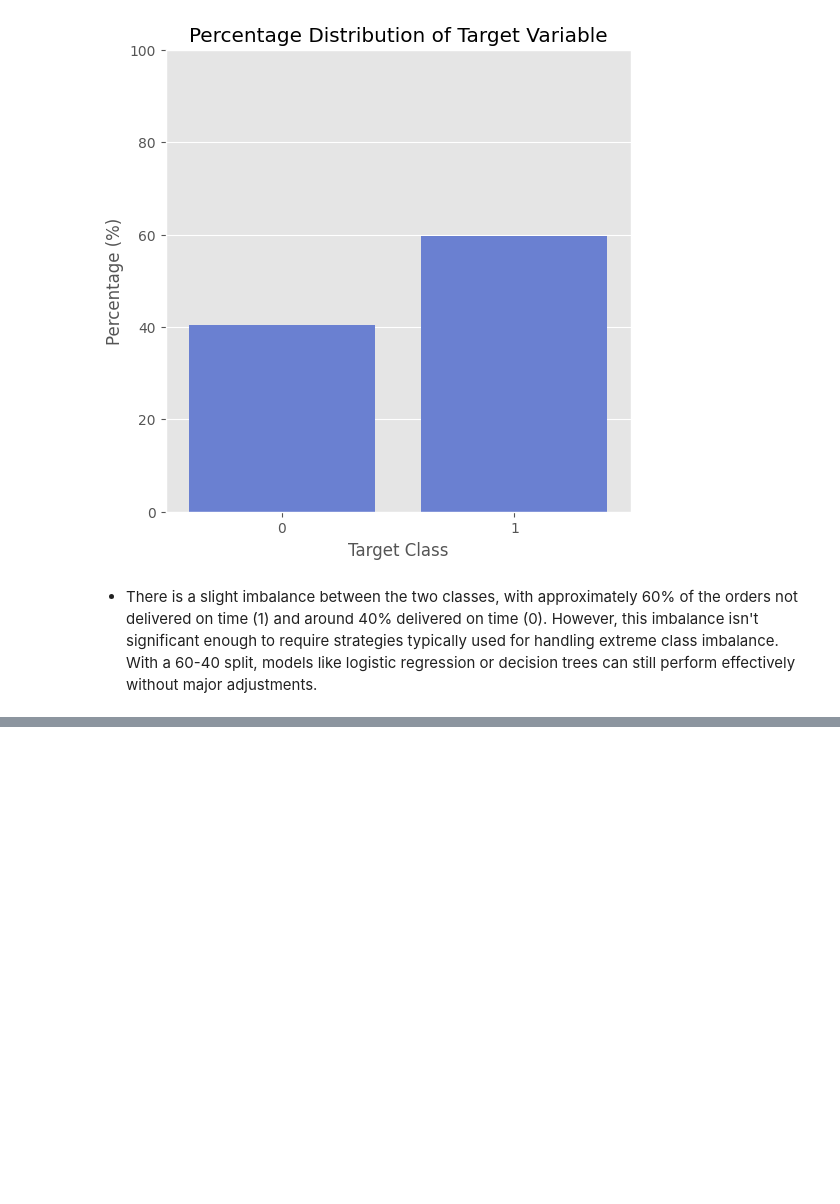
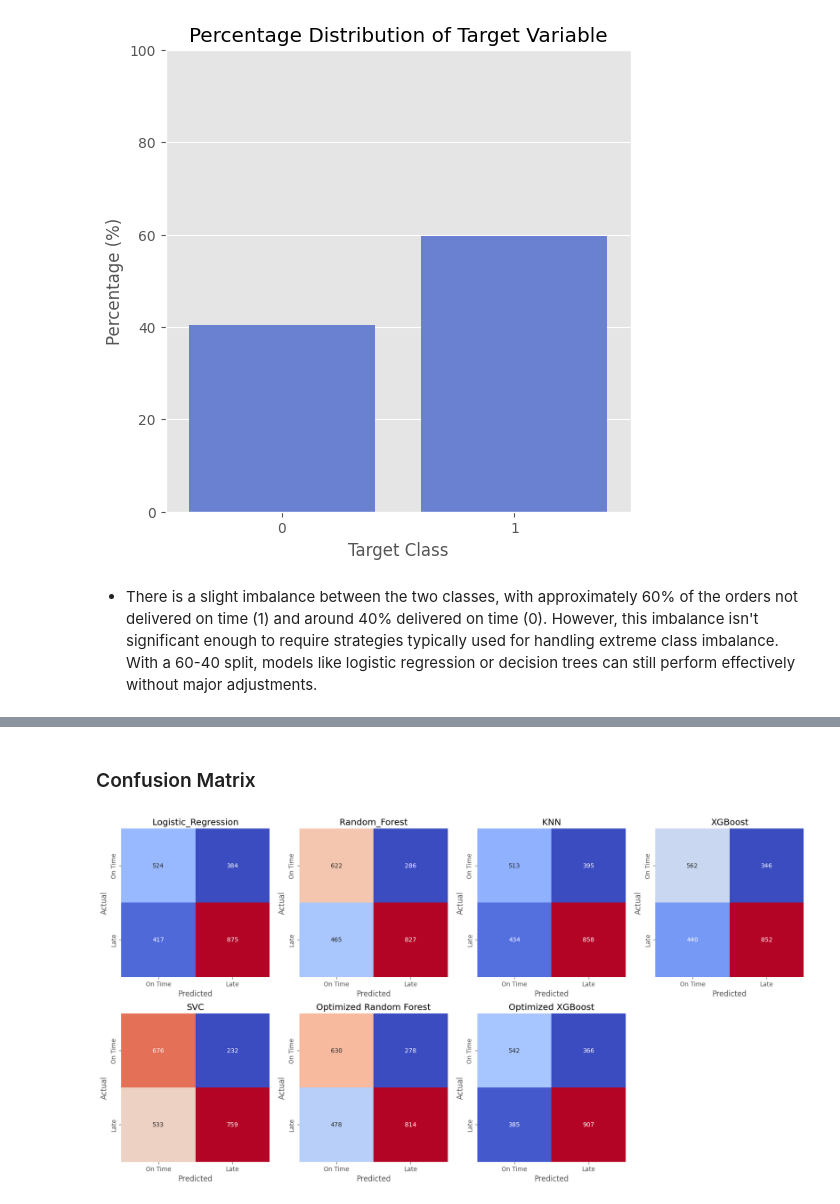
Before and after one commit to 0xArnaudR/Commerce-Retail, a Jupyter notebook: E-Commerce Shipping Data.ipynb, the cells around one changed output, grey strips where cells are left out. Saved outputs shown, nothing was run; the diff lists cells and outputs as text; code cells hidden in the pictures; blank space fills up the shorter version.

```diff
--- a/E-Commerce Shipping Data.ipynb
+++ b/E-Commerce Shipping Data.ipynb
@@ -333,0 +395,13 @@ And many more
+# %%
+# This code normalizes the feature variables of the training and testing datasets using StandardScaler from sklearn.
+from sklearn.preprocessing import StandardScaler
+
+# Initialize the StandardScaler
+scaler = StandardScaler()
+
+
+X_train = pd.DataFrame(scaler.fit_transform(X_train), columns= X_train.columns, index= X_train.index )
+X_test = pd.DataFrame(scaler.transform(X_test), columns=X_test.columns, index=X_test.index)
+
+# Check the result
+X_train.head()
@@ -333,0 +541,8 @@ And many more
+# %%
+# Re-train the models with optimized hyperparameters
+best_rf.fit(X_train, Y_train)
+best_xgb.fit(X_train, Y_train)
+
+# Predictions with optimized models
+Y_pred_rf_optimized = best_rf.predict(X_test)
+Y_pred_xgb_optimized = best_xgb.predict(X_test)
@@ -333,0 +602,25 @@ And many more
+# %% [markdown]
+### Confusion Matrix
+# %%
+plt.figure(figsize=(20, 10))
+model_list = list(models.keys())
+model_list.append('Optimized Random Forest')
+model_list.append('Optimized XGBoost')
+
+
+for i, name in enumerate(model_list):
+    plt.subplot(2, 4, i + 1)
+    sns.heatmap(conf_matrix[i],
+                square= True,
+                cbar= False,
+                xticklabels= ['On Time', 'Late'],
+                yticklabels= ['On Time', 'Late'],
+                cmap= 'coolwarm',
+                annot= True,
+                fmt= '.0f')
+    plt.title(name)
+    plt.xlabel('Predicted')
+    plt.ylabel('Actual')
+plt.show()
+# %% [output]
+[figure, added]
```
Also changed, not shown: parts of 24 cells of this notebook.
